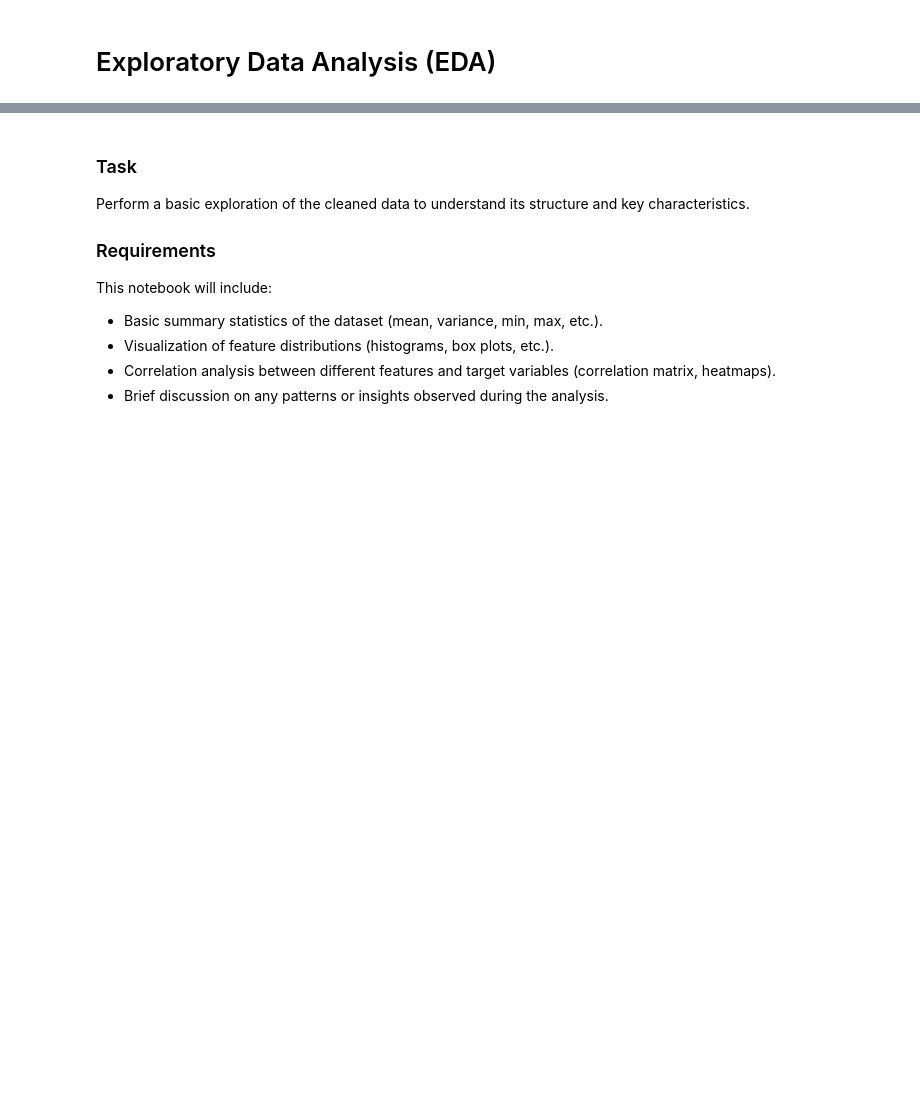
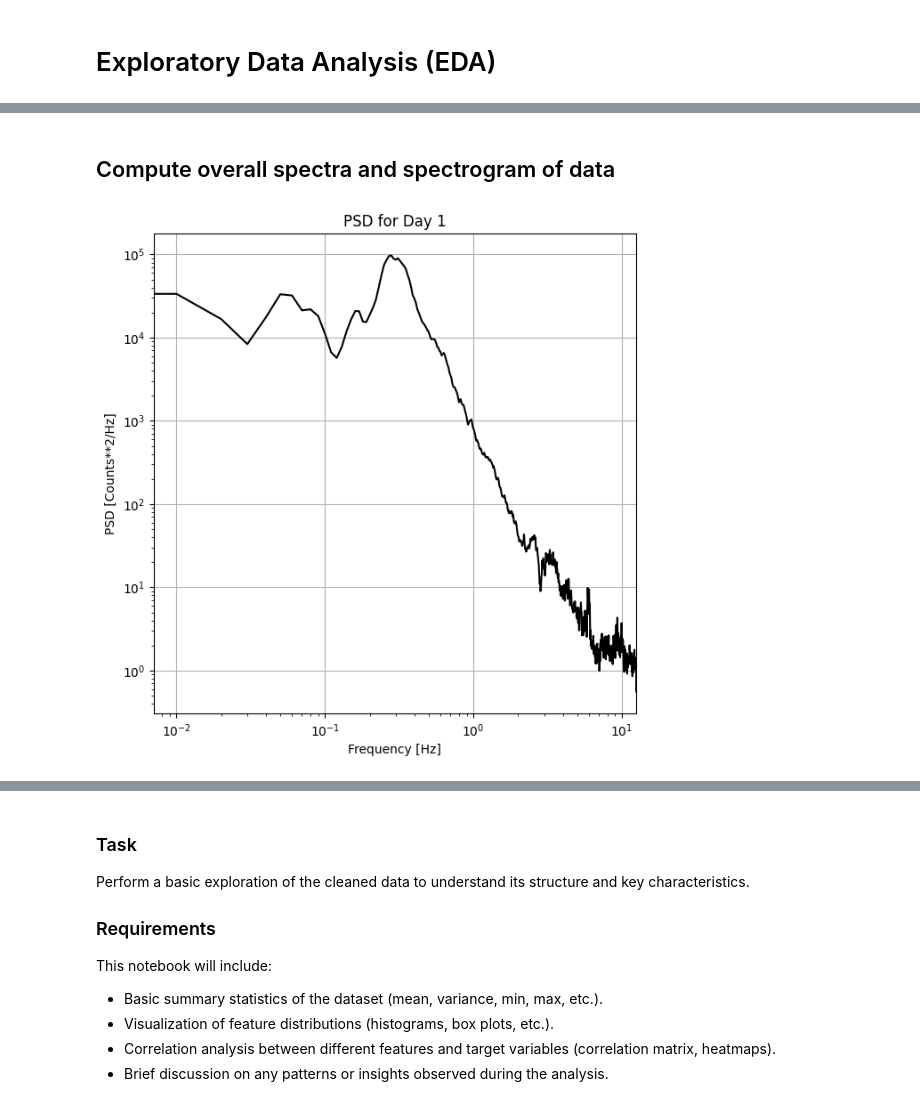
Before and after one commit to UW-MLGEO/MLGEO2024_Geldingadalir, a Jupyter notebook: notebooks/EDA.ipynb, the cells around one changed output, grey strips where cells are left out. Drawn from its saved outputs; the diff is of its cells as text; code cells hidden in the pictures; blank space fills up the shorter version.

```diff
--- a/notebooks/EDA.ipynb
+++ b/notebooks/EDA.ipynb
@@ -120,0 +138,24 @@ plt.show()
+# %% [markdown]
+## Compute overall spectra and spectrogram of data
+# %%
+from scipy import signal
+
+#compute power spectral density using Welch's Method
+fs = 25 #sampling rate in hz
+window = 10*10 #second window to compute ffts over, at least 10x the period of the lowest freq you care about
+
+#generate a Tukey window to taper the data with
+taper = signal.windows.tukey(len(east_component_data))
+
+#welch returns frequency and power given a signal and sampling rate
+f, Pxx_den = signal.welch(east_component_data*taper, fs, nperseg=window*fs)
+
+plt.figure(figsize=(7,7))
+plt.loglog(f, Pxx_den, color='k')
+plt.xlabel('Frequency [Hz]')
+plt.ylabel('PSD [Counts**2/Hz]')
+plt.title('PSD for Day '+file_name.split('_')[0])
+plt.xlim(np.min(f), np.max(f))
+plt.grid();
+# %% [output]
+[figure, added]
```
Also changed, not shown: parts of 10 cells of this notebook.
